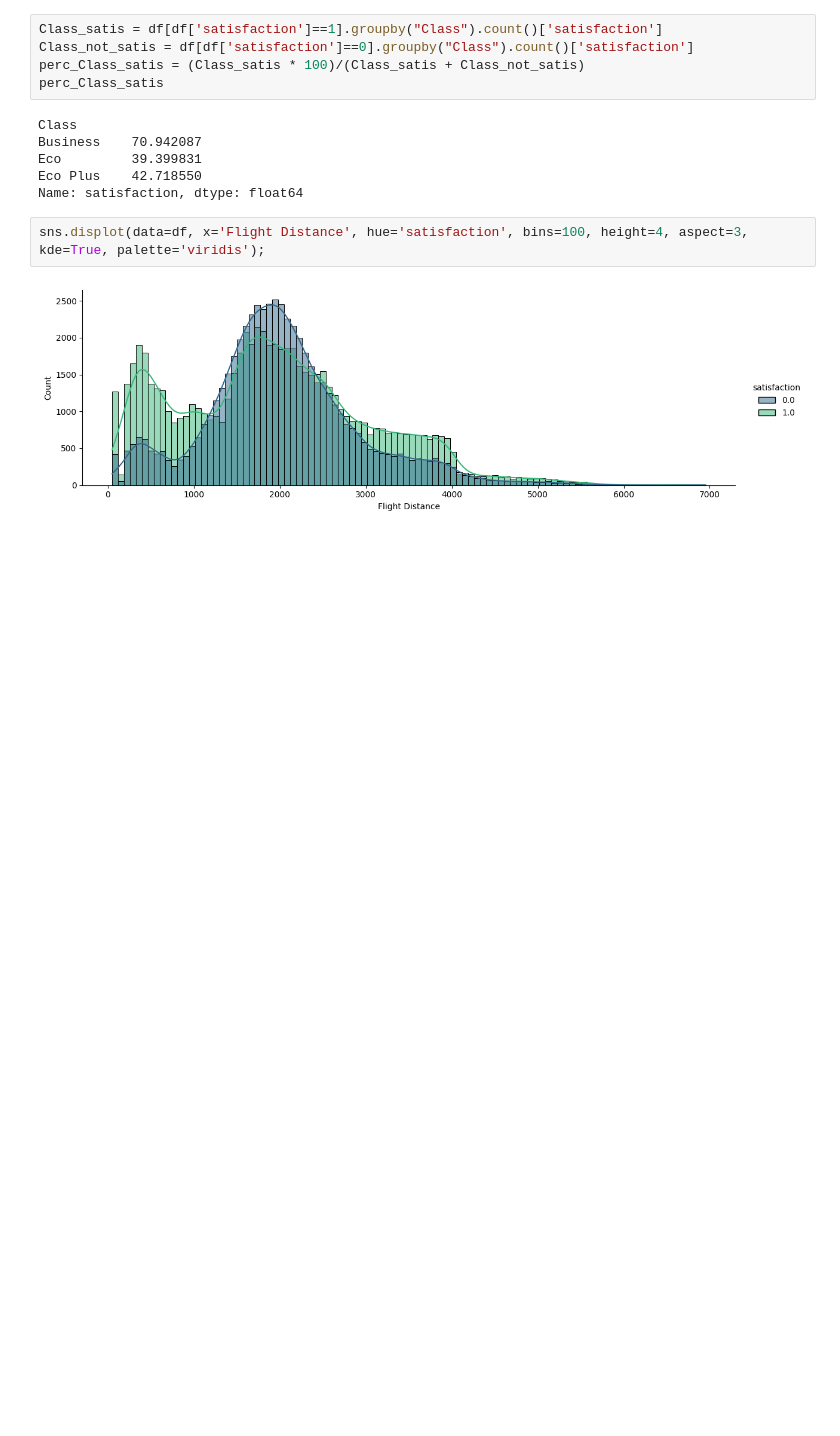
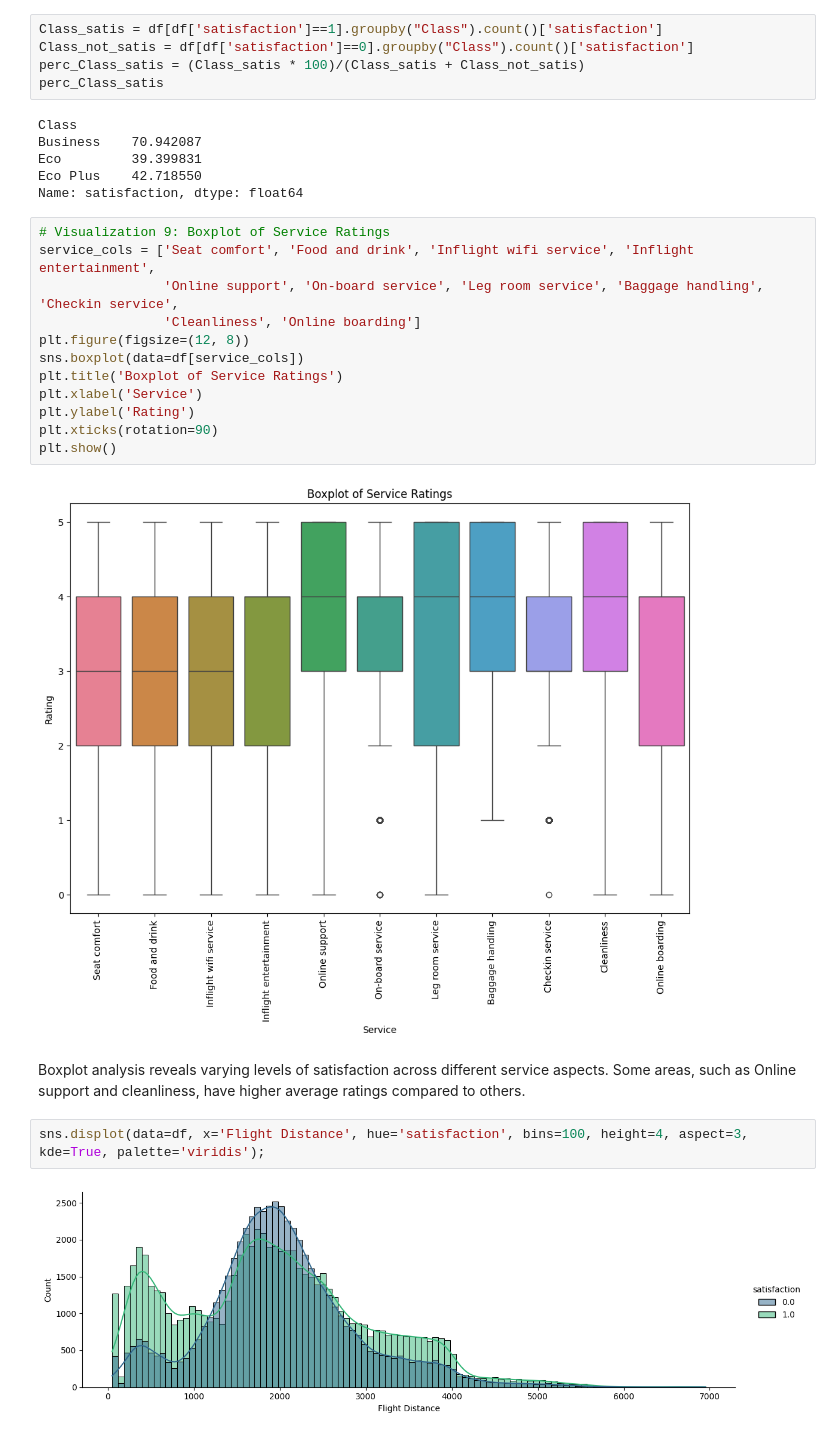
Before and after one commit to laussin86/Airline_customer_satisfaction, a Jupyter notebook: Airline_Customer_Satisfaction.ipynb, the cells around one changed output. Saved outputs shown, nothing was run; the diff lists cells and outputs as text; blank space fills up the shorter version.

```diff
--- a/Airline_Customer_Satisfaction.ipynb
+++ b/Airline_Customer_Satisfaction.ipynb
@@ -224,6 +232,22 @@ Business    70.942087
 Eco         39.399831
 Eco Plus    42.718550
 Name: satisfaction, dtype: float64
+# %%
+# Visualization 9: Boxplot of Service Ratings
+service_cols = ['Seat comfort', 'Food and drink', 'Inflight wifi service', 'Inflight entertainment',
+                'Online support', 'On-board service', 'Leg room service', 'Baggage handling', 'Checkin service',
+                'Cleanliness', 'Online boarding']
+plt.figure(figsize=(12, 8))
+sns.boxplot(data=df[service_cols])
+plt.title('Boxplot of Service Ratings')
+plt.xlabel('Service')
+plt.ylabel('Rating')
+plt.xticks(rotation=90)
+plt.show()
+# %% [output]
+[figure, added]
+# %% [markdown]
+Boxplot analysis reveals varying levels of satisfaction across different service aspects. Some areas, such as Online support and cleanliness, have higher average ratings compared to others.
 # %%
 sns.displot(data=df, x='Flight Distance', hue='satisfaction', bins=100, height=4, aspect=3, kde=True, palette='viridis');
 # %% [output]
```
Also changed, not shown: parts of 22 cells of this notebook.
